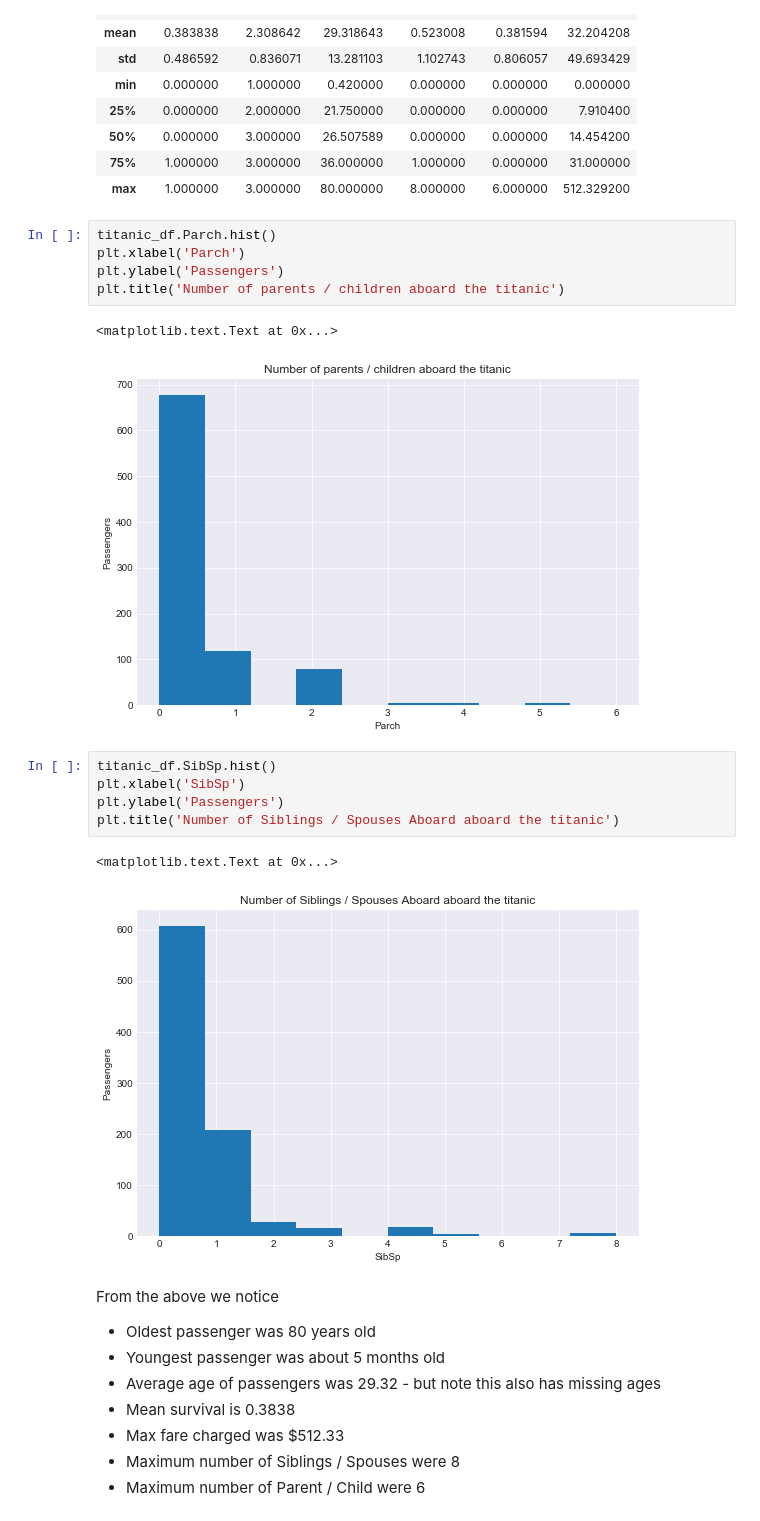
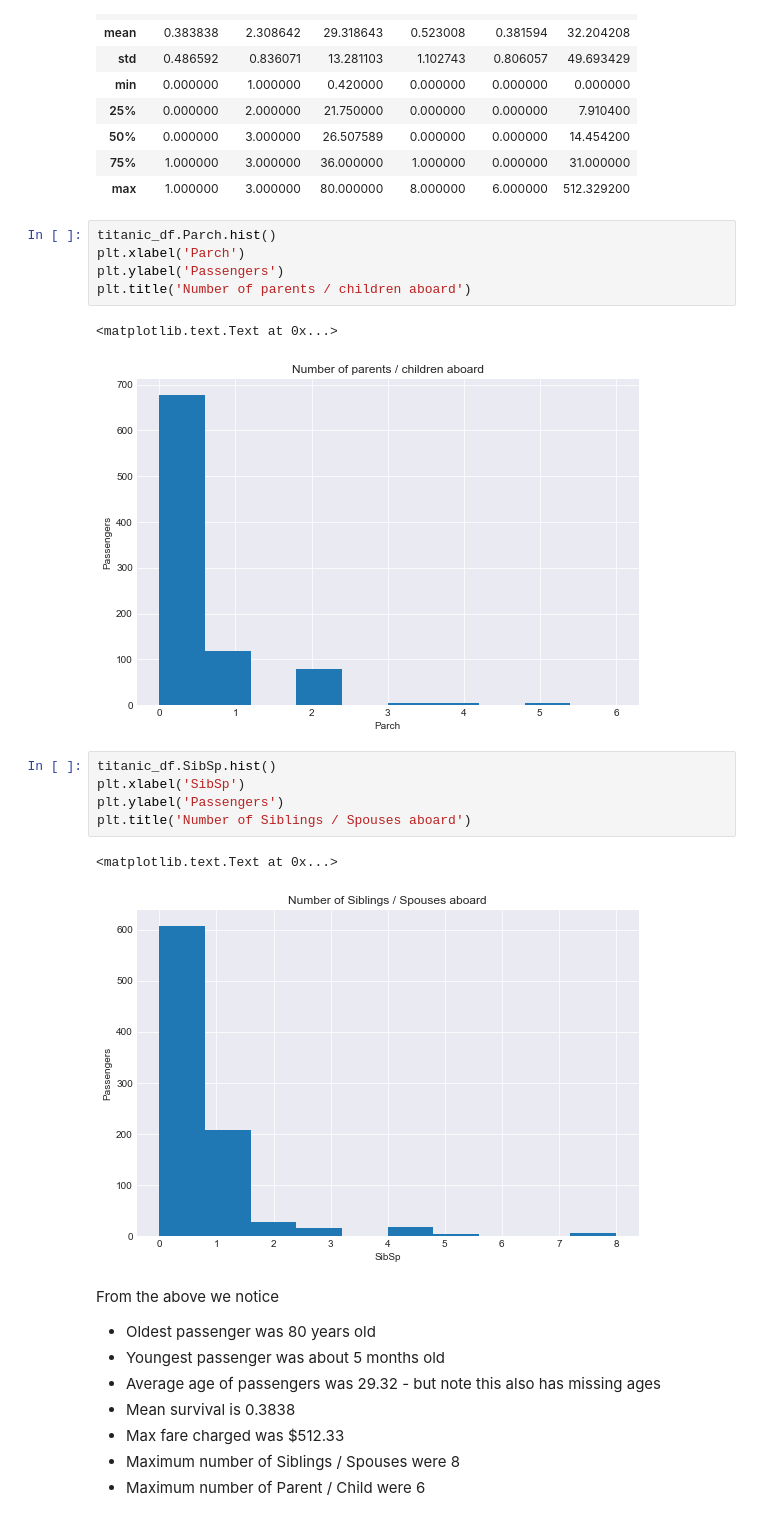
Before and after one commit to vikramsjn/Investigate-Titanic-Dataset, a Jupyter notebook: Analysis of Titanic Dataset.ipynb, the cells around one changed output. Cells and saved outputs as stored; diff of their text form.

Commit message:
minor plot title corrections

```diff
--- a/Analysis of Titanic Dataset.ipynb
+++ b/Analysis of Titanic Dataset.ipynb
@@ -157,18 +157,18 @@ titanic_df.describe()
 titanic_df.Parch.hist()
 plt.xlabel('Parch')
 plt.ylabel('Passengers')
-plt.title('Number of parents / children aboard the titanic')
+plt.title('Number of parents / children aboard')
 # %% [output]
 <matplotlib.text.Text at 0x...>
-[figure, old version]
+[figure, new version]
 # %%
 titanic_df.SibSp.hist()
 plt.xlabel('SibSp')
 plt.ylabel('Passengers')
-plt.title('Number of Siblings / Spouses Aboard aboard the titanic')
+plt.title('Number of Siblings / Spouses aboard')
 # %% [output]
 <matplotlib.text.Text at 0x...>
-[figure, old version]
+[figure, new version]
 # %% [markdown]
 From the above we notice
 * Oldest passenger was 80 years old
```
Also changed, not shown: 1 other file.
